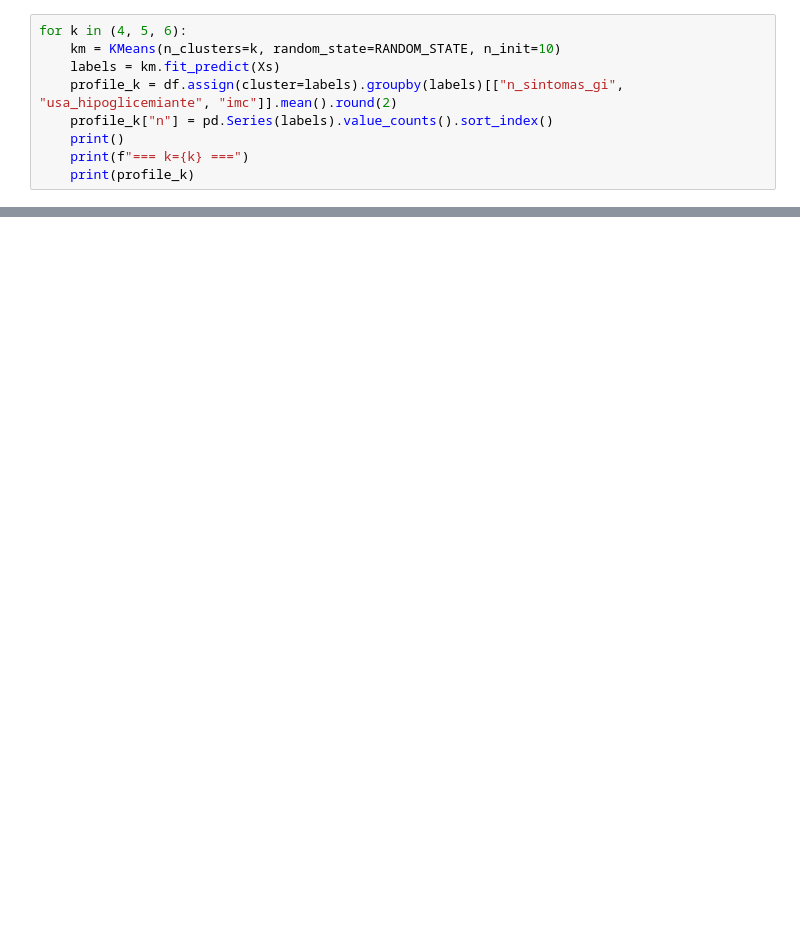
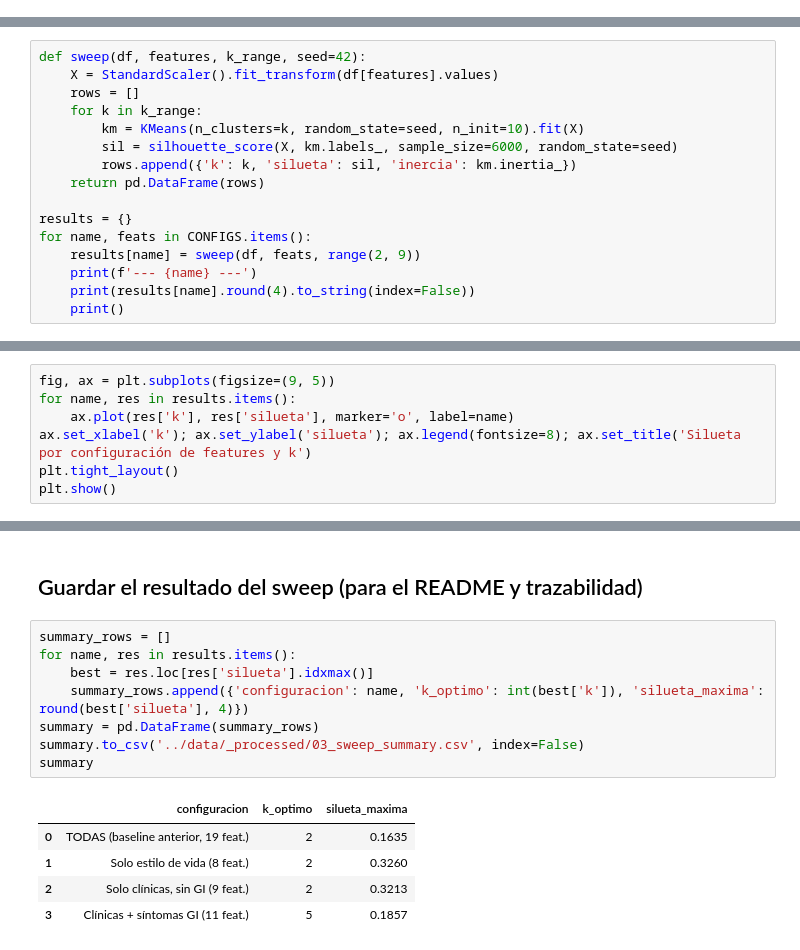
Before and after one commit to MiloComfama/FenotipoMedico, a Jupyter notebook: databricks/03_entrenamiento_clustering.ipynb, the cells around one changed output, grey strips where cells are left out. Cells and saved outputs as stored; diff of their text form; blank space fills up the shorter version.

```diff
--- a/databricks/03_entrenamiento_clustering.ipynb
+++ b/databricks/03_entrenamiento_clustering.ipynb
@@ -122,9 +0,0 @@ simultáneamente" en el notebook 04, no de un cluster propio.
-# %%
-for k in (4, 5, 6):
-    km = KMeans(n_clusters=k, random_state=RANDOM_STATE, n_init=10)
-    labels = km.fit_predict(Xs)
-    profile_k = df.assign(cluster=labels).groupby(labels)[["n_sintomas_gi", "usa_hipoglicemiante", "imc"]].mean().round(2)
-    profile_k["n"] = pd.Series(labels).value_counts().sort_index()
-    print()
-    print(f"=== k={k} ===")
-    print(profile_k)
@@ -159,0 +52,16 @@ integración con la app.
+# %%
+def sweep(df, features, k_range, seed=42):
+    X = StandardScaler().fit_transform(df[features].values)
+    rows = []
+    for k in k_range:
+        km = KMeans(n_clusters=k, random_state=seed, n_init=10).fit(X)
+        sil = silhouette_score(X, km.labels_, sample_size=6000, random_state=seed)
+        rows.append({'k': k, 'silueta': sil, 'inercia': km.inertia_})
+    return pd.DataFrame(rows)
+
+results = {}
+for name, feats in CONFIGS.items():
+    results[name] = sweep(df, feats, range(2, 9))
+    print(f'--- {name} ---')
+    print(results[name].round(4).to_string(index=False))
+    print()
@@ -159,0 +86,7 @@ integración con la app.
+# %%
+fig, ax = plt.subplots(figsize=(9, 5))
+for name, res in results.items():
+    ax.plot(res['k'], res['silueta'], marker='o', label=name)
+ax.set_xlabel('k'); ax.set_ylabel('silueta'); ax.legend(fontsize=8); ax.set_title('Silueta por configuración de features y k')
+plt.tight_layout()
+plt.show()
@@ -159,0 +148,16 @@ integración con la app.
+# %% [markdown]
+## Guardar el resultado del sweep (para el README y trazabilidad)
+# %%
+summary_rows = []
+for name, res in results.items():
+    best = res.loc[res['silueta'].idxmax()]
+    summary_rows.append({'configuracion': name, 'k_optimo': int(best['k']), 'silueta_maxima': round(best['silueta'], 4)})
+summary = pd.DataFrame(summary_rows)
+summary.to_csv('../data/_processed/03_sweep_summary.csv', index=False)
+summary
+# %% [output]
+|  | configuracion | k_optimo | silueta_maxima |
+| 0 | TODAS (baseline anterior, 19 feat.) | 2 | 0.1635 |
+| 1 | Solo estilo de vida (8 feat.) | 2 | 0.3260 |
+| 2 | Solo clínicas, sin GI (9 feat.) | 2 | 0.3213 |
+| 3 | Clínicas + síntomas GI (11 feat.) | 5 | 0.1857 |
```
Also changed, not shown: parts of 20 cells of this notebook, 19 other files.
